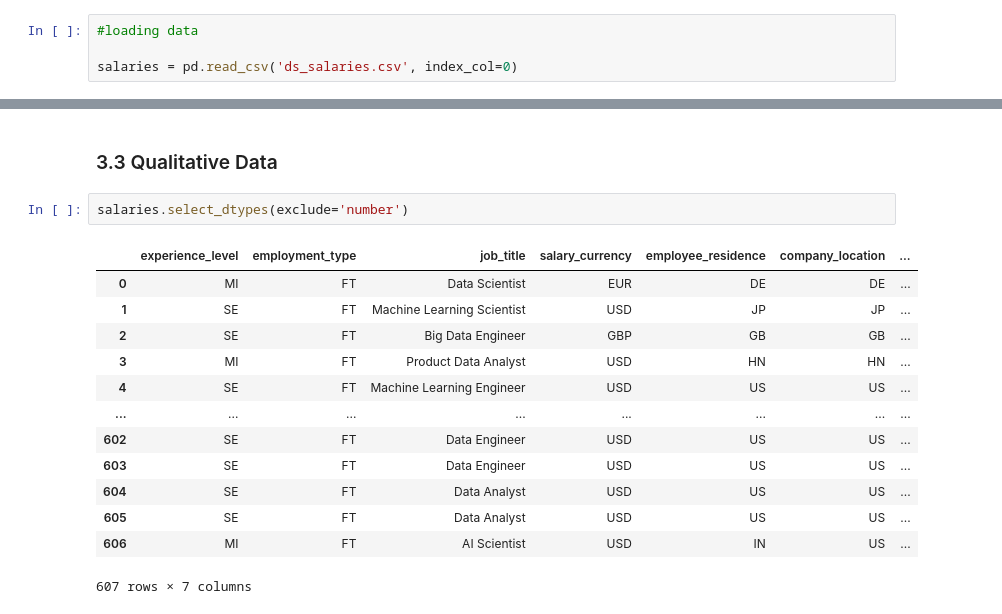
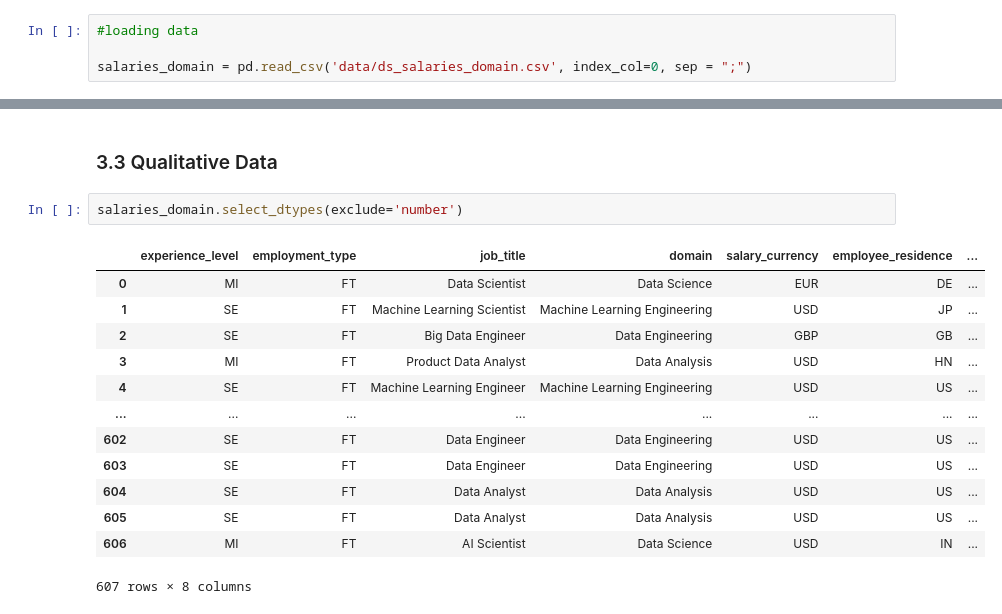
Before and after one commit to adzict/data_science_salaries, a Jupyter notebook: Data Science Salaries Dataset Exploration.ipynb, the cells around one changed output, grey strips where cells are left out. Cells and saved outputs as stored; diff of their text form.

```diff
--- a/Data Science Salaries Dataset Exploration.ipynb
+++ b/Data Science Salaries Dataset Exploration.ipynb
@@ -64,7 +64,7 @@ sns.set_context('poster', font_scale=0.5)
 # %%
 #loading data
 
-salaries = pd.read_csv('ds_salaries.csv', index_col=0)
+salaries_domain = pd.read_csv('data/ds_salaries_domain.csv', index_col=0, sep = ";")
 # %% [markdown]
 # Basic EDA
 # %%
@@ -151,21 +153,21 @@ plt.show();
 # %% [markdown]
 ### 3.3 Qualitative Data
 # %%
-salaries.select_dtypes(exclude='number')
+salaries_domain.select_dtypes(exclude='number')
 # %% [output]
-|  | experience_level | employment_type | job_title | salary_currency | employee_residence | company_location | ... |
-| 0 | MI | FT | Data Scientist | EUR | DE | DE | ... |
-| 1 | SE | FT | Machine Learning Scientist | USD | JP | JP | ... |
-| 2 | SE | FT | Big Data Engineer | GBP | GB | GB | ... |
-| 3 | MI | FT | Product Data Analyst | USD | HN | HN | ... |
-| 4 | SE | FT | Machine Learning Engineer | USD | US | US | ... |
+|  | experience_level | employment_type | job_title | domain | salary_currency | employee_residence | ... |
+| 0 | MI | FT | Data Scientist | Data Science | EUR | DE | ... |
+| 1 | SE | FT | Machine Learning Scientist | Machine Learning Engineering | USD | JP | ... |
+| 2 | SE | FT | Big Data Engineer | Data Engineering | GBP | GB | ... |
+| 3 | MI | FT | Product Data Analyst | Data Analysis | USD | HN | ... |
+| 4 | SE | FT | Machine Learning Engineer | Machine Learning Engineering | USD | US | ... |
 | ... | ... | ... | ... | ... | ... | ... | ... |
-| 602 | SE | FT | Data Engineer | USD | US | US | ... |
-| 603 | SE | FT | Data Engineer | USD | US | US | ... |
-| 604 | SE | FT | Data Analyst | USD | US | US | ... |
-| 605 | SE | FT | Data Analyst | USD | US | US | ... |
-| 606 | MI | FT | AI Scientist | USD | IN | US | ... |
+| 602 | SE | FT | Data Engineer | Data Engineering | USD | US | ... |
+| 603 | SE | FT | Data Engineer | Data Engineering | USD | US | ... |
+| 604 | SE | FT | Data Analyst | Data Analysis | USD | US | ... |
+| 605 | SE | FT | Data Analyst | Data Analysis | USD | US | ... |
+| 606 | MI | FT | AI Scientist | Data Science | USD | IN | ... |
-607 rows × 7 columns
+607 rows × 8 columns
 # %%
 fig, axs = plt.subplots(2, 2, figsize=(12, 12))
 
```
Also changed, not shown: parts of 14 cells of this notebook, 6 other files.
